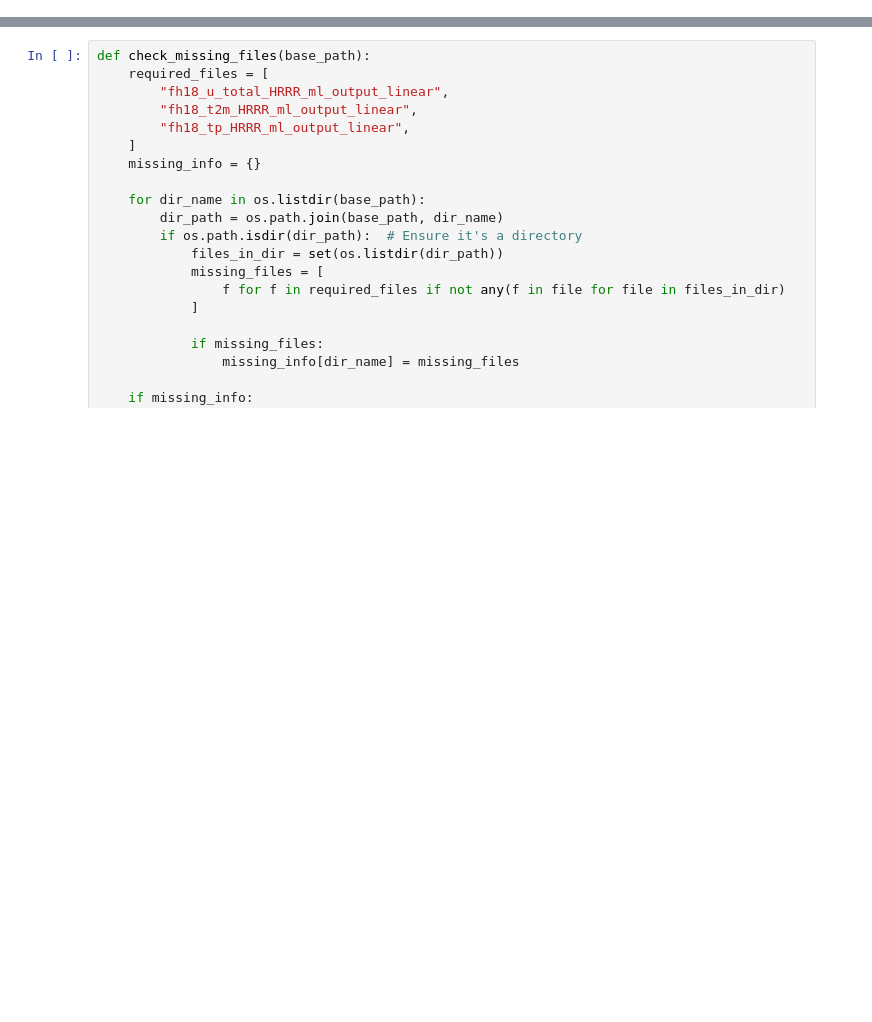
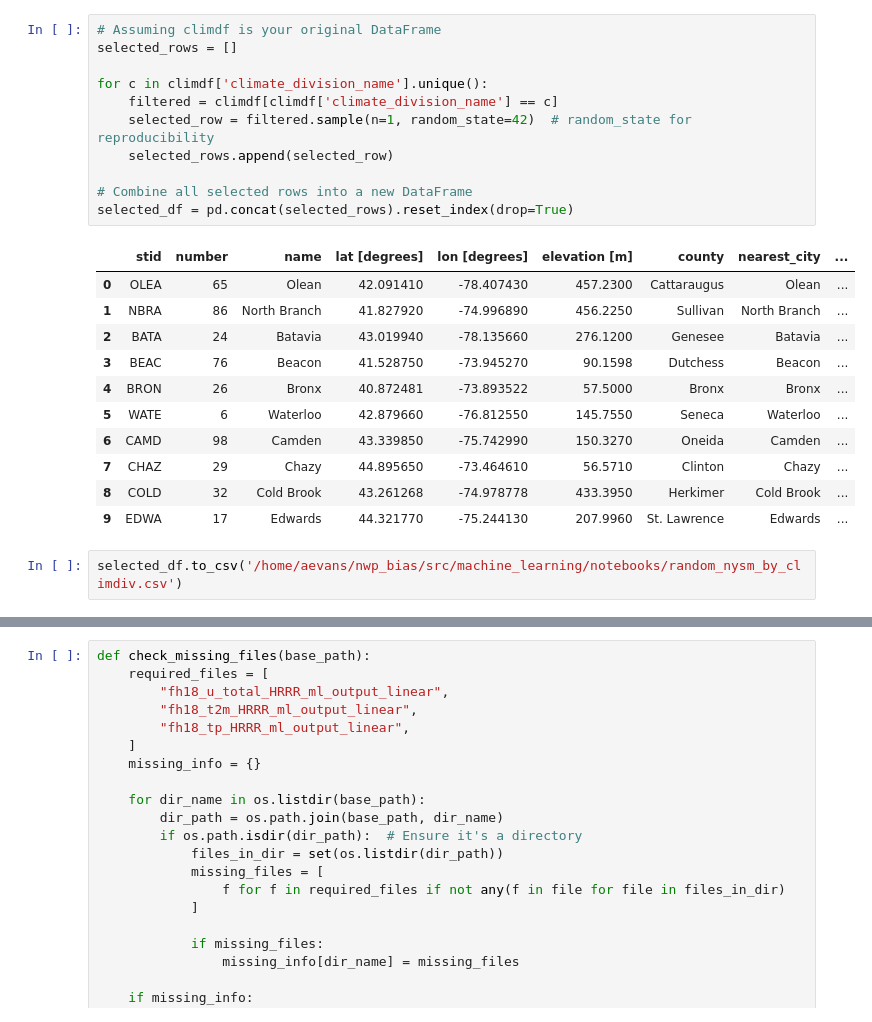
Before and after one commit to shmaronshmevans/nwp_bias, a Jupyter notebook: src/machine_learning/notebooks/scratch.ipynb, the cells around one changed output, grey strips where cells are left out. Drawn from its saved outputs; the diff is of its cells as text; blank space fills up the shorter version.

```diff
--- a/src/machine_learning/notebooks/scratch.ipynb
+++ b/src/machine_learning/notebooks/scratch.ipynb
@@ -24,0 +48,25 @@ import shutil
+# %%
+# Assuming climdf is your original DataFrame
+selected_rows = []
+
+for c in climdf['climate_division_name'].unique():
+    filtered = climdf[climdf['climate_division_name'] == c]
+    selected_row = filtered.sample(n=1, random_state=42)  # random_state for reproducibility
+    selected_rows.append(selected_row)
+
+# Combine all selected rows into a new DataFrame
+selected_df = pd.concat(selected_rows).reset_index(drop=True)
+# %% [output]
+|  | stid | number | name | lat [degrees] | lon [degrees] | elevation [m] | county | nearest_city | ... |
+| 0 | OLEA | 65 | Olean | 42.091410 | -78.407430 | 457.2300 | Cattaraugus | Olean | ... |
+| 1 | NBRA | 86 | North Branch | 41.827920 | -74.996890 | 456.2250 | Sullivan | North Branch | ... |
+| 2 | BATA | 24 | Batavia | 43.019940 | -78.135660 | 276.1200 | Genesee | Batavia | ... |
+| 3 | BEAC | 76 | Beacon | 41.528750 | -73.945270 | 90.1598 | Dutchess | Beacon | ... |
+| 4 | BRON | 26 | Bronx | 40.872481 | -73.893522 | 57.5000 | Bronx | Bronx | ... |
+| 5 | WATE | 6 | Waterloo | 42.879660 | -76.812550 | 145.7550 | Seneca | Waterloo | ... |
+| 6 | CAMD | 98 | Camden | 43.339850 | -75.742990 | 150.3270 | Oneida | Camden | ... |
+| 7 | CHAZ | 29 | Chazy | 44.895650 | -73.464610 | 56.5710 | Clinton | Chazy | ... |
+| 8 | COLD | 32 | Cold Brook | 43.261268 | -74.978778 | 433.3950 | Herkimer | Cold Brook | ... |
+| 9 | EDWA | 17 | Edwards | 44.321770 | -75.244130 | 207.9960 | St. Lawrence | Edwards | ... |
+# %%
+selected_df.to_csv('/home/aevans/nwp_bias/src/machine_learning/notebooks/random_nysm_by_climdiv.csv')
```
Also changed, not shown: parts of 47 cells of this notebook, 17 other files.
